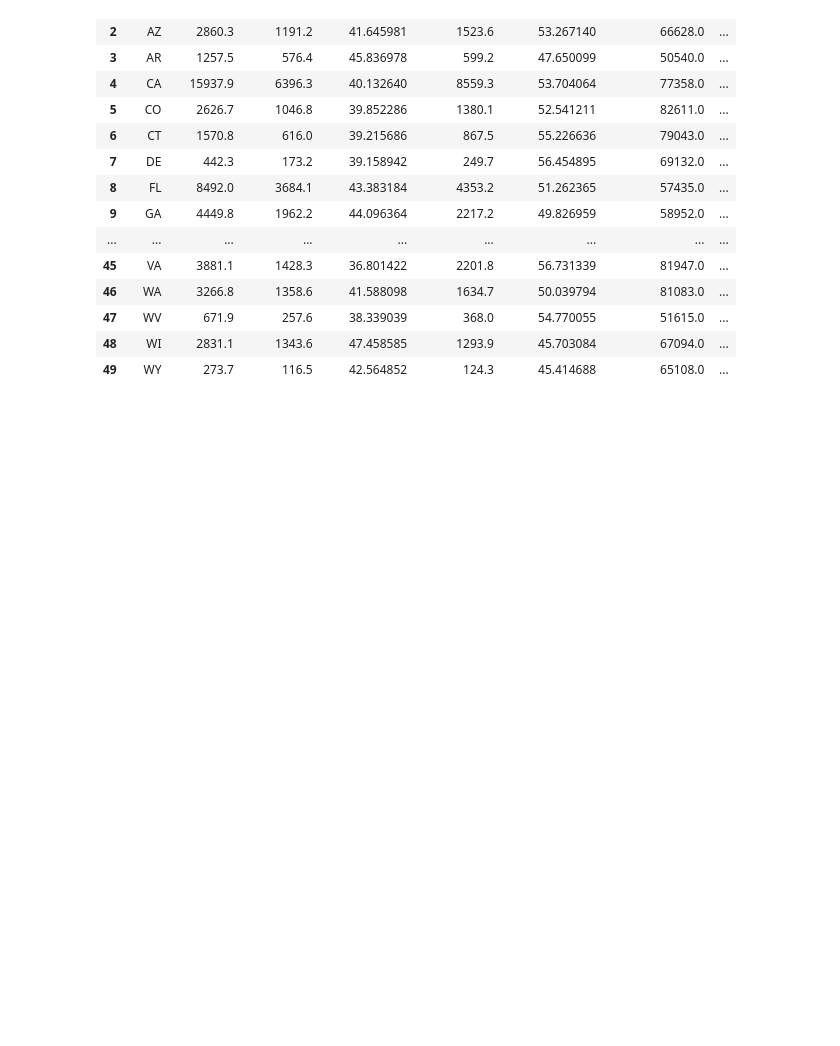
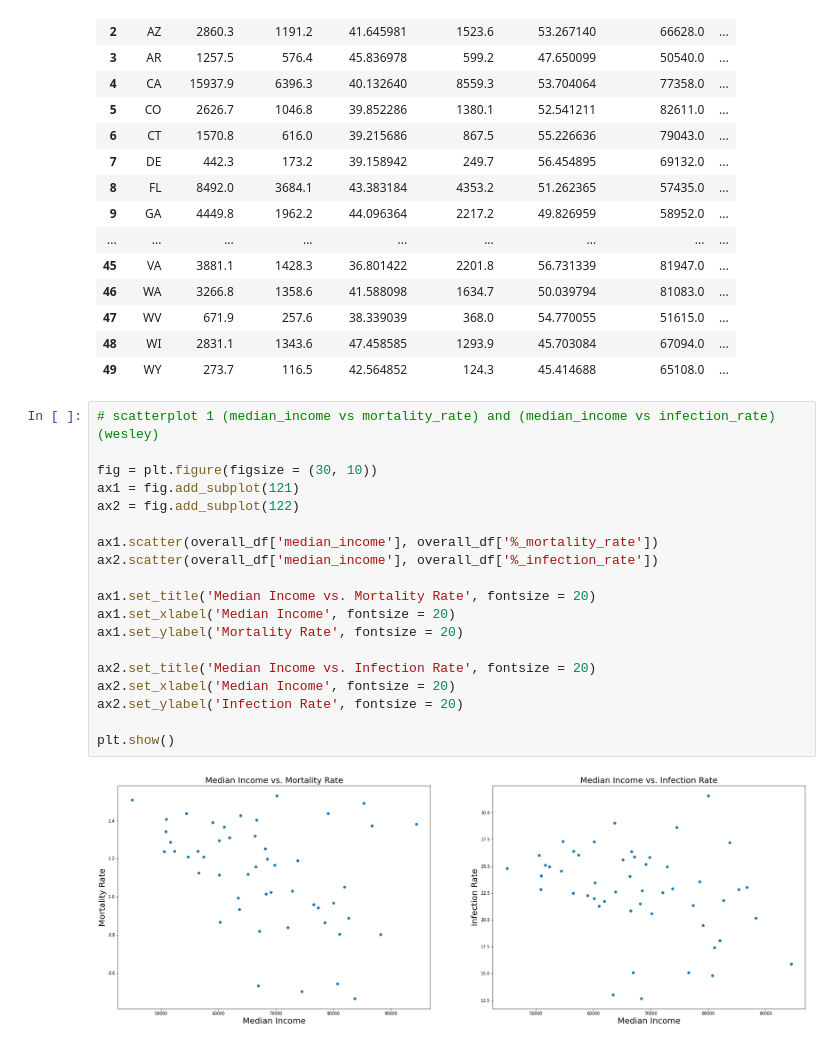
Before and after one commit to EthanLDot/COVID_Socioecon_DataScience_Project, a Jupyter notebook: EDACheckpointGroup029-Wi22.ipynb, the cells around one changed output. Drawn from its saved outputs; the diff is of its cells as text; blank space fills up the shorter version.

Commit message:
wesley's scatterplots

```diff
--- a/EDACheckpointGroup029-Wi22.ipynb
+++ b/EDACheckpointGroup029-Wi22.ipynb
@@ -480,3 +480,24 @@ overall_df
 | 47 | WV | 671.9 | 257.6 | 38.339039 | 368.0 | 54.770055 | 51615.0 | ... |
 | 48 | WI | 2831.1 | 1343.6 | 47.458585 | 1293.9 | 45.703084 | 67094.0 | ... |
 | 49 | WY | 273.7 | 116.5 | 42.564852 | 124.3 | 45.414688 | 65108.0 | ... |
+# %%
+# scatterplot 1 (median_income vs mortality_rate) and (median_income vs infection_rate) (wesley)
+
+fig = plt.figure(figsize = (30, 10))
+ax1 = fig.add_subplot(121)
+ax2 = fig.add_subplot(122)
+
+ax1.scatter(overall_df['median_income'], overall_df['%_mortality_rate'])
+ax2.scatter(overall_df['median_income'], overall_df['%_infection_rate'])
+
+ax1.set_title('Median Income vs. Mortality Rate', fontsize = 20)
+ax1.set_xlabel('Median Income', fontsize = 20)
+ax1.set_ylabel('Mortality Rate', fontsize = 20)
+
+ax2.set_title('Median Income vs. Infection Rate', fontsize = 20)
+ax2.set_xlabel('Median Income', fontsize = 20)
+ax2.set_ylabel('Infection Rate', fontsize = 20)
+
+plt.show()
+# %% [output]
+[figure, added]
```
Also changed, not shown: parts of 2 cells of this notebook.
